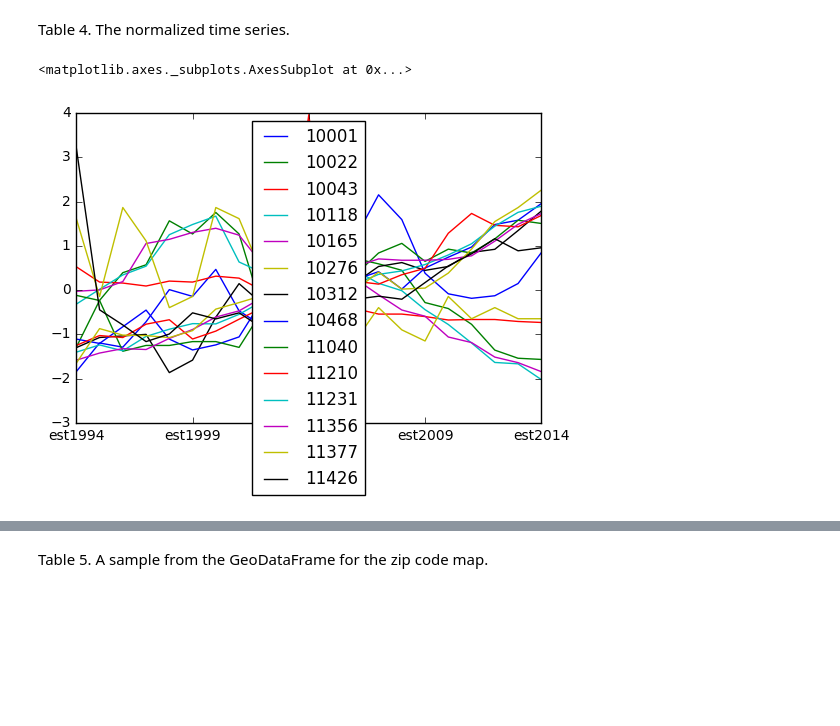
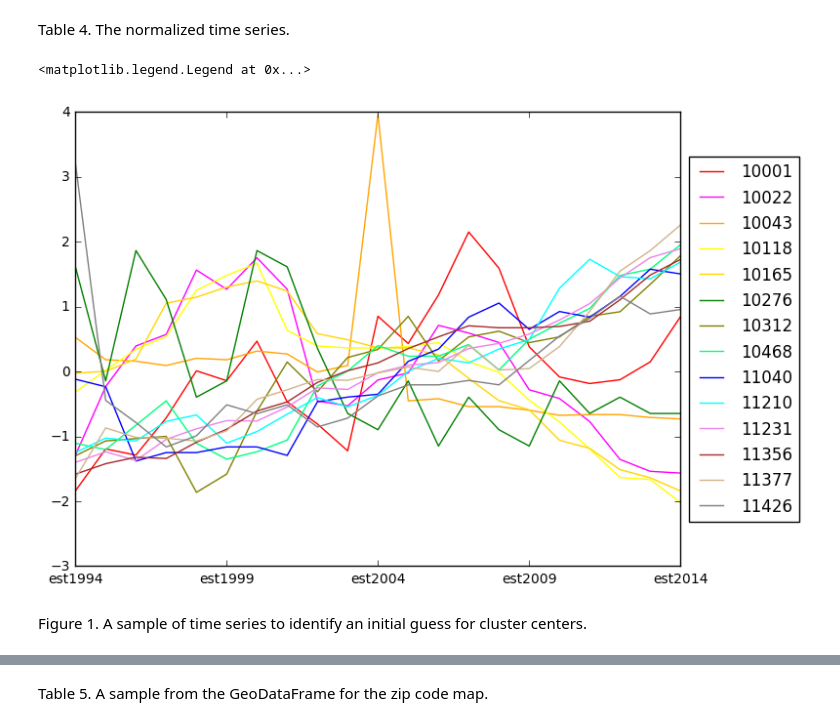
Before and after one commit to sighthnd/PUI2016_ss4977, a Jupyter notebook: HW11_ss4977/HW11_Assignment2_ss4977.ipynb, the cells around one changed output, grey strips where cells are left out. Cells and saved outputs as stored; diff of their text form; code cells hidden in the pictures; blank space fills up the shorter version.

Commit message:
added agglomerative cluster and map

```diff
--- a/HW11_ss4977/HW11_Assignment2_ss4977.ipynb
+++ b/HW11_ss4977/HW11_Assignment2_ss4977.ipynb
@@ -146,10 +142,18 @@ normed.drop(["emean", "estd"], axis=1, inplace=True)
 # %%
 # Look at a sample of the series to try to gage an initial guess for the cluster centers
 samp = normed.index[::20]
 sampdf = normed.loc[samp]
-sampdf.transpose().plot()
+# From Sebastian
+f, ax = pl.subplots(figsize=(10, 6))
+box = ax.get_position()
+ax.set_position([box.x0, box.y0, box.width * 0.8, box.height])
+sampdf.transpose().plot(ax=ax, color=['red', 'magenta', 'orange', 'yellow', 'gold', 'green', 'olive',
+                                      'springgreen', 'blue', 'cyan', 'violet', 'brown', 'tan', 'grey'])
+ax.legend(loc='center left', bbox_to_anchor=(1, 0.5))
 # %% [output]
-<matplotlib.axes._subplots.AxesSubplot at 0x...>
+<matplotlib.legend.Legend at 0x...>
-[figure, old version]
+[figure, new version]
+# %% [markdown]
+Figure 1. A sample of time series to identify an initial guess for cluster centers.
 # %%
 # The initial cluster centers for three different numbers of clusters
```
Also changed, not shown: parts of 16 cells of this notebook.
